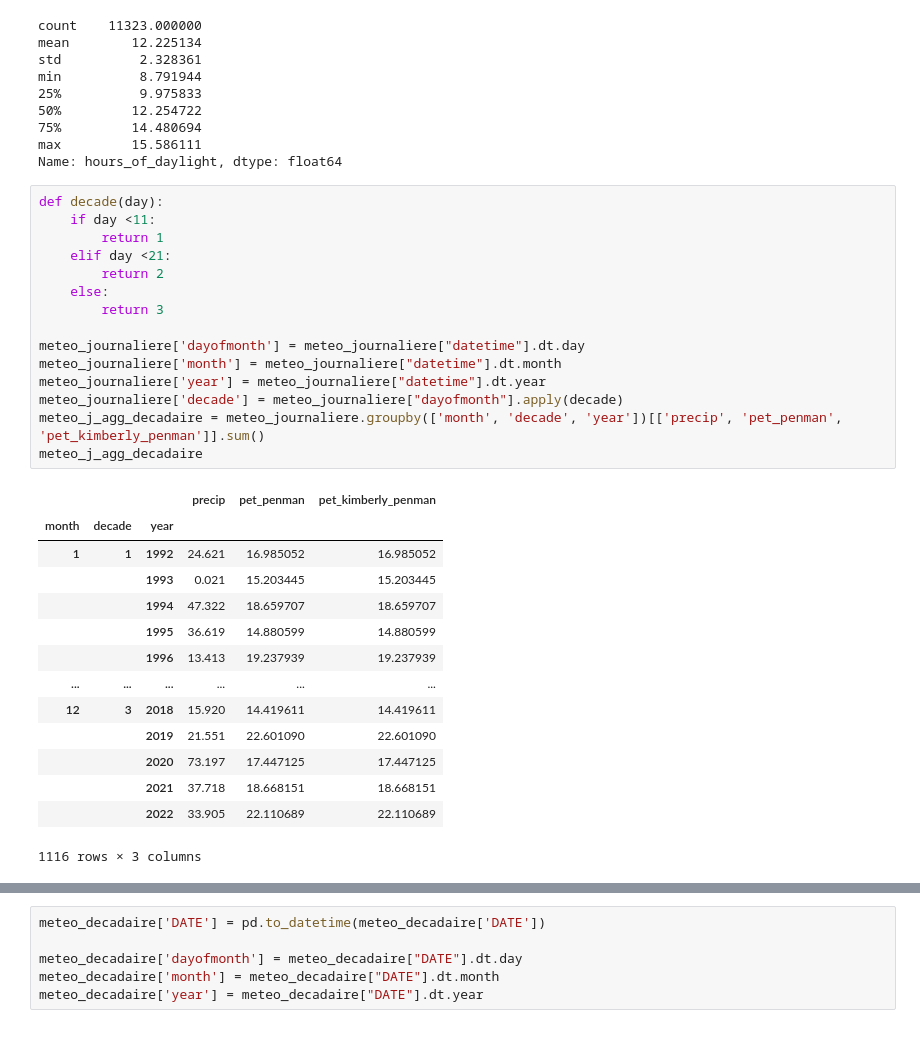
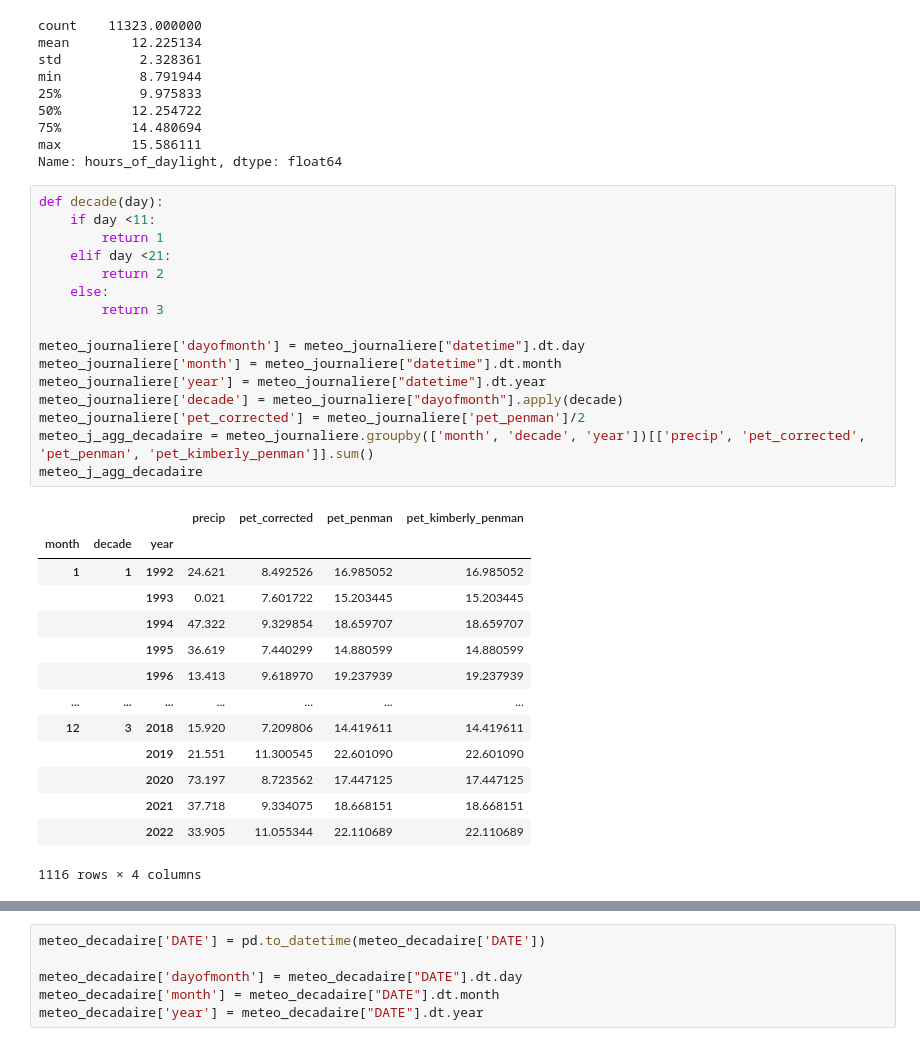
Before and after one commit to Clement-Viguier/naseb, a Jupyter notebook: surfpark_model.ipynb, the cells around one changed output, grey strips where cells are left out. Saved outputs shown, nothing was run; the diff lists cells and outputs as text.

```diff
--- a/surfpark_model.ipynb
+++ b/surfpark_model.ipynb
@@ -80,30 +80,31 @@ Name: hours_of_daylight, dtype: float64
 # %%
 def decade(day):
     if day <11:
         return 1
     elif day <21:
         return 2
     else:
         return 3
 
 meteo_journaliere['dayofmonth'] = meteo_journaliere["datetime"].dt.day
 meteo_journaliere['month'] = meteo_journaliere["datetime"].dt.month
 meteo_journaliere['year'] = meteo_journaliere["datetime"].dt.year
 meteo_journaliere['decade'] = meteo_journaliere["dayofmonth"].apply(decade)
-meteo_j_agg_decadaire = meteo_journaliere.groupby(['month', 'decade', 'year'])[['precip', 'pet_penman', 'pet_kimberly_penman']].sum()
+meteo_journaliere['pet_corrected'] = meteo_journaliere['pet_penman']/2
+meteo_j_agg_decadaire = meteo_journaliere.groupby(['month', 'decade', 'year'])[['precip', 'pet_corrected', 'pet_penman', 'pet_kimberly_penman']].sum()
 meteo_j_agg_decadaire
 # %% [output]
-|  |  |  | precip | pet_penman | pet_kimberly_penman |
-| month | decade | year |  |  |  |
-| 1 | 1 | 1992 | 24.621 | 16.985052 | 16.985052 |
-|  |  | 1993 | 0.021 | 15.203445 | 15.203445 |
-|  |  | 1994 | 47.322 | 18.659707 | 18.659707 |
-|  |  | 1995 | 36.619 | 14.880599 | 14.880599 |
-|  |  | 1996 | 13.413 | 19.237939 | 19.237939 |
-| ... | ... | ... | ... | ... | ... |
-| 12 | 3 | 2018 | 15.920 | 14.419611 | 14.419611 |
-|  |  | 2019 | 21.551 | 22.601090 | 22.601090 |
-|  |  | 2020 | 73.197 | 17.447125 | 17.447125 |
-|  |  | 2021 | 37.718 | 18.668151 | 18.668151 |
-|  |  | 2022 | 33.905 | 22.110689 | 22.110689 |
+|  |  |  | precip | pet_corrected | pet_penman | pet_kimberly_penman |
+| month | decade | year |  |  |  |  |
+| 1 | 1 | 1992 | 24.621 | 8.492526 | 16.985052 | 16.985052 |
+|  |  | 1993 | 0.021 | 7.601722 | 15.203445 | 15.203445 |
+|  |  | 1994 | 47.322 | 9.329854 | 18.659707 | 18.659707 |
+|  |  | 1995 | 36.619 | 7.440299 | 14.880599 | 14.880599 |
+|  |  | 1996 | 13.413 | 9.618970 | 19.237939 | 19.237939 |
+| ... | ... | ... | ... | ... | ... | ... |
+| 12 | 3 | 2018 | 15.920 | 7.209806 | 14.419611 | 14.419611 |
+|  |  | 2019 | 21.551 | 11.300545 | 22.601090 | 22.601090 |
+|  |  | 2020 | 73.197 | 8.723562 | 17.447125 | 17.447125 |
+|  |  | 2021 | 37.718 | 9.334075 | 18.668151 | 18.668151 |
+|  |  | 2022 | 33.905 | 11.055344 | 22.110689 | 22.110689 |
-1116 rows × 3 columns
+1116 rows × 4 columns
```
Also changed, not shown: parts of 9 cells of this notebook, 2 other files.
